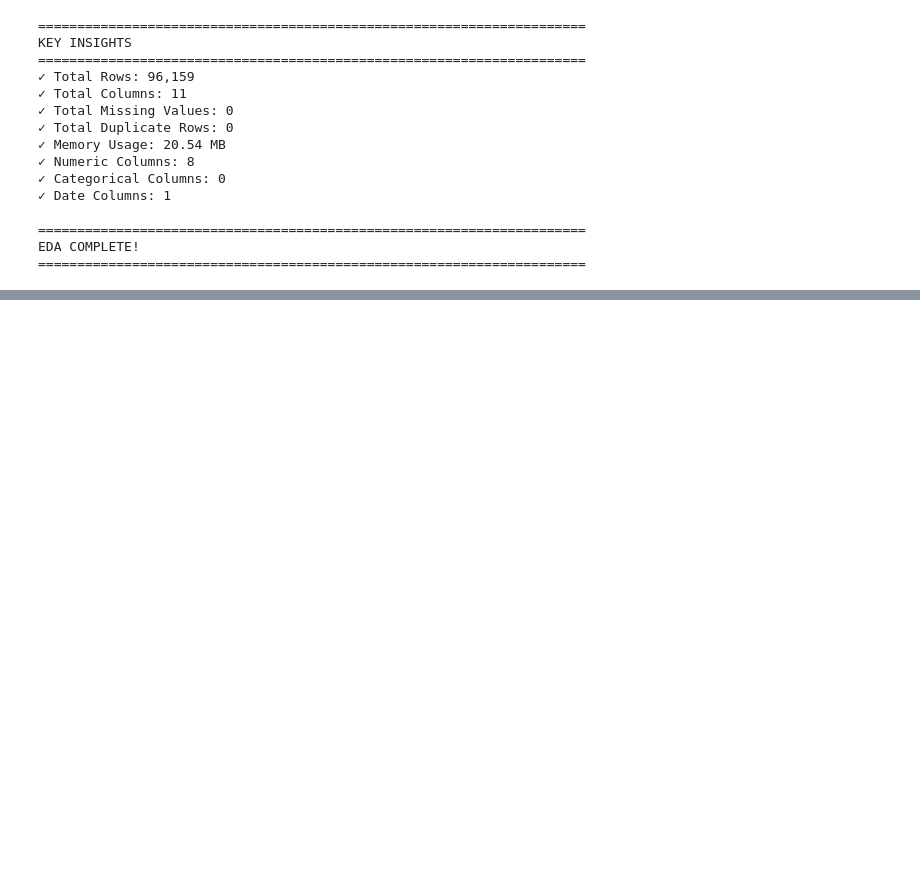
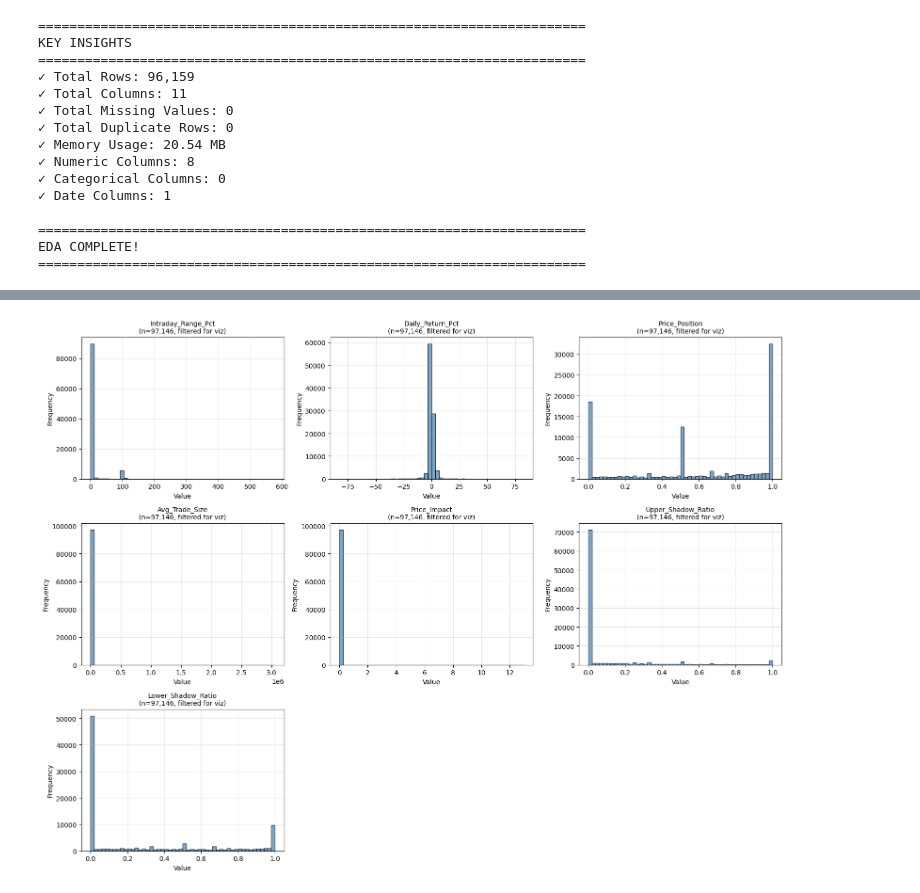
Before and after one commit to YassineBen-Yahia/TuniTrAIde, a Jupyter notebook: Forecasting/forecasting_notebook.ipynb, the cells around one changed output, grey strips where cells are left out. Cells and saved outputs as stored; diff of their text form; code cells hidden in the pictures; blank space fills up the shorter version.

```diff
--- a/Forecasting/forecasting_notebook.ipynb
+++ b/Forecasting/forecasting_notebook.ipynb
@@ -2840,0 +4013,3 @@ EDA COMPLETE!
+# %%
+# dataset.to_csv('../data/up_to_date_data.csv', index=False)
+dataset = pd.read_csv('../data/up_to_date_data.csv', parse_dates=['SEANCE'])
@@ -2840,0 +4128,24 @@ EDA COMPLETE!
+# %%
+# Visualize the new financial features
+fig, axes = plt.subplots(3, 3, figsize=(16, 12))
+axes = axes.flatten()
+
+feature_cols = ['Intraday_Range_Pct', 'Daily_Return_Pct', 'Price_Position',
+                'Avg_Trade_Size', 'Price_Impact', 'Upper_Shadow_Ratio', 'Lower_Shadow_Ratio']
+
+for idx, col in enumerate(feature_cols):
+    if len(dataset) > 0:
+        axes[idx].hist(dataset[col], bins=50, edgecolor='black', alpha=0.7, color='steelblue')
+        axes[idx].set_title(f'{col}\n(n={len(dataset):,}, filtered for viz)', fontsize=10)
+        axes[idx].set_xlabel('Value')
+        axes[idx].set_ylabel('Frequency')
+        axes[idx].grid(alpha=0.3)
+
+# Remove unused subplot
+axes[-2].axis('off')
+axes[-1].axis('off')
+
+plt.tight_layout()
+plt.show()
+# %% [output]
+[figure, added]
```
Also changed, not shown: parts of 26 cells of this notebook.
